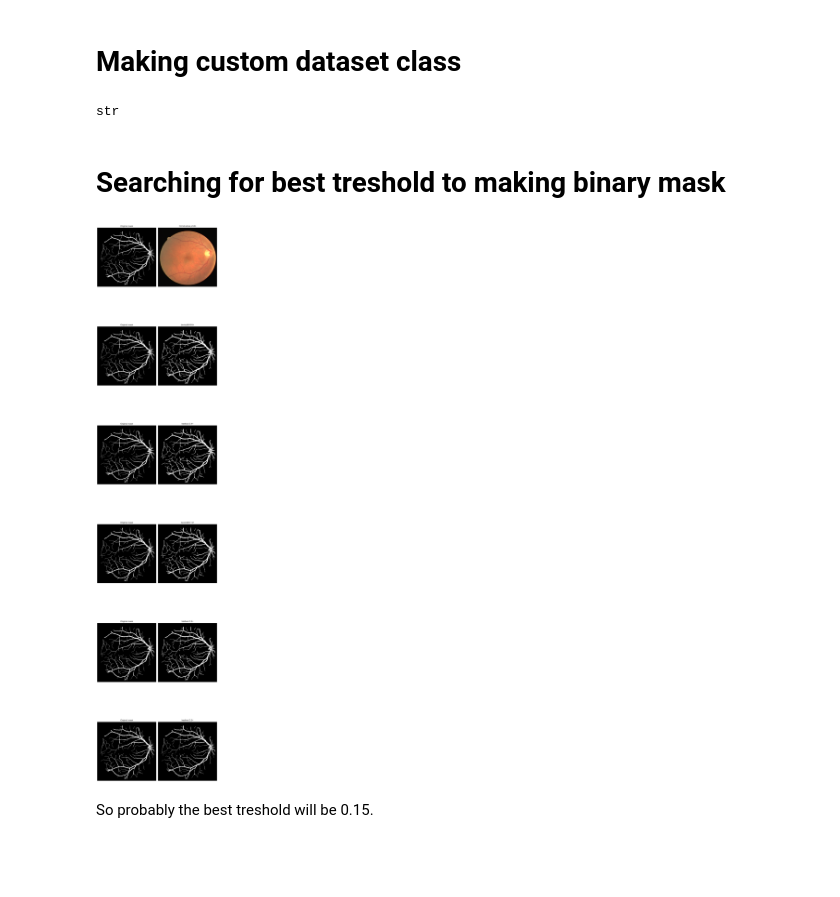
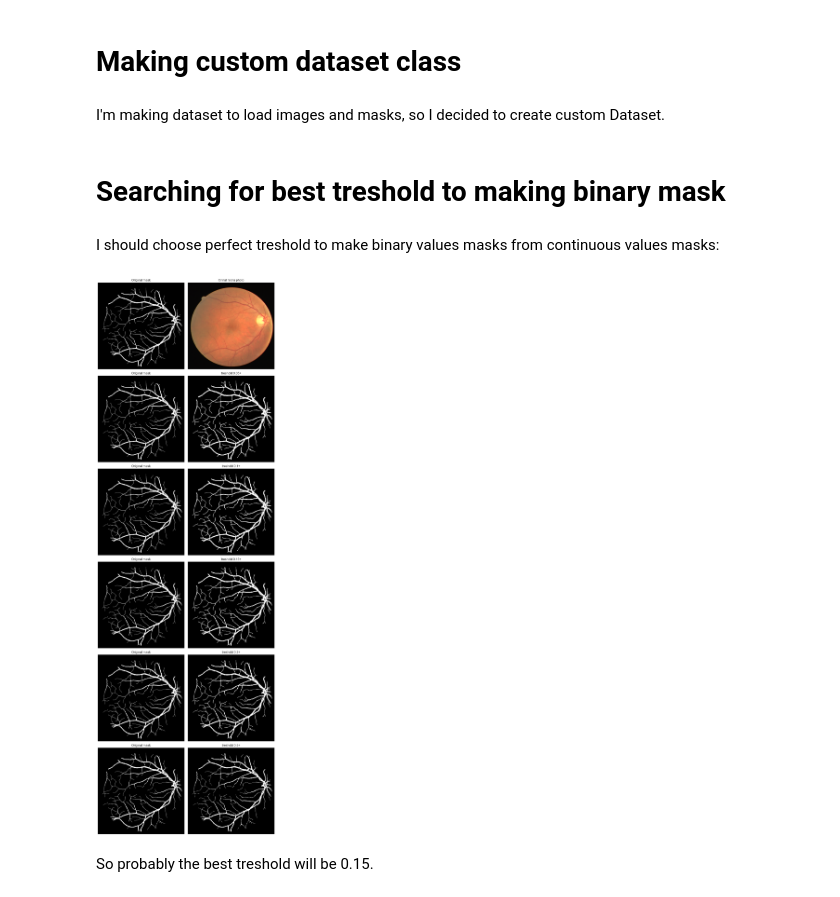
Before and after one commit to DamianM02/IB, a Jupyter notebook: blood.ipynb, the cells around one changed output. Drawn from its saved outputs; the diff is of its cells as text; code cells hidden in the pictures; blank space fills up the shorter version.

```diff
--- a/blood.ipynb
+++ b/blood.ipynb
@@ -47,14 +47,22 @@ Images in dataset have size: (512, 512) and are in RGB mode, so have 3 channels.
 Masks (target) in dataset have size: (512, 512) and are in GrayScale mode, so have 1 channels.
 # %% [markdown]
 # Making custom dataset class
+# %% [markdown]
+I'm making dataset to load images and masks, so I decided to create custom Dataset.
 # %%
 
 unet_size = 512
 
 
 class ImageDataSet(Dataset):
-    def __init__(self, directory_path: str = os.path.join(path, "Train"), n_samples : int=80, sample_transform=None,
+    def __init__(self, directory_path: str = os.path.join(path, "Train"), n_samples: int = 80, sample_transform=None,
                  target_transform=None):
+        """
+        :param directory_path: path to directory,
+        :param n_samples: Number of samples in dataset,
+        :param sample_transform: transform to use on every sample (image),
+        :param target_transform: transform to use on every target (mask).
+        """
         super(ImageDataSet, self).__init__()
         self.X_transform = sample_transform
         self.Y_transform = target_transform
@@ -89,15 +97,19 @@ class ImageDataSet(Dataset):
         return len(self.X)
 
 
+# I want to make transforms to change masks values from iterval [0; 1] to binary set {0; 1}
 class NormalizeToIndex():
     def __init__(self, treshold: float = 0.5):
+        """
+        :param treshold: treshold to change continuosu data do binary data. If pixel_continuous_value > treshold, then pixel_binary_value <- 1 else pixel_binary_value <- 0
+        """
         self.treshold = treshold
 
     def __call__(self, y: torch.Tensor):
         return torch.where(y > self.treshold, 1, 0)
-# %% [output]
-str
 # %% [markdown]
 # Searching for best treshold to making binary mask
+# %% [markdown]
+I should choose perfect treshold to make binary values masks from continuous values masks:
 # %%
 # Making Dataset with non binary mask
@@ -111,40 +124,35 @@ train_dataset = ImageDataSet(
         transforms.Resize(unet_size),
     ]))
 # %%
-idx = 1
+idx = 1  # number of sample in dataset to test some tresholds
+image = train_dataset[idx][0].permute(1, 2, 0)
 mask = train_dataset[idx][1].squeeze()
-# c = a.__getitem__(1)[1].squeeze()
-# resize = transforms.Resize([224])
-# c = resize(torch.Tensor(c).unsqueeze(dim = 0)).squeeze()
 
-fig, ax = plt.subplots(6, 2, figsize=(10, 50))
+fig, ax = plt.subplots(6, 2, figsize=(10, 30))
 plt.gray()
 
+for i in range(6):
+    ax[i, 0].imshow(mask)
+    ax[i, 0].set_title("Original mask")
 
-for i in range(6):
-    ax[i,0].imshow(mask)
-    ax[i,0].set_title("Original mask")
-
-
-ax[0,1].imshow(train_dataset[idx][0].permute(1, 2, 0))
-ax[0,1].set_title("Orinal retina photo")
-ax[1,1].imshow(mask > 0.05)
-ax[1,1].set_title("treshold 0.05+")
-ax[2,1].imshow(mask > 0.1)
-ax[2,1].set_title("treshold 0.1+")
-ax[3,1].imshow(mask > 0.15)
-ax[3,1].set_title("treshold 0.15+")
-ax[4,1].imshow(mask > 0.2)
-ax[4,1].set_title("treshold 0.2+")
-ax[5,1].imshow(mask > 0.5)
-ax[5,1].set_title("treshold 0.5+")
-
+ax[0, 1].imshow(image)
+ax[0, 1].set_title("Orinal retina photo")
+ax[1, 1].imshow(mask > 0.05)
+ax[1, 1].set_title("treshold 0.05+")
+ax[2, 1].imshow(mask > 0.1)
+ax[2, 1].set_title("treshold 0.1+")
+ax[3, 1].imshow(mask > 0.15)
+ax[3, 1].set_title("treshold 0.15+")
+ax[4, 1].imshow(mask > 0.2)
+ax[4, 1].set_title("treshold 0.2+")
+ax[5, 1].imshow(mask > 0.5)
+ax[5, 1].set_title("treshold 0.5+")
 
 [a.set_axis_off() for a in ax.ravel()]
 plt.tight_layout()
 plt.show()
 # %% [output]
-[figure, old version]
+[figure, new version]
 # %% [markdown]
 So probably the best treshold will be 0.15.
 # %% [markdown]
```
Also changed, not shown: parts of 12 cells of this notebook.
